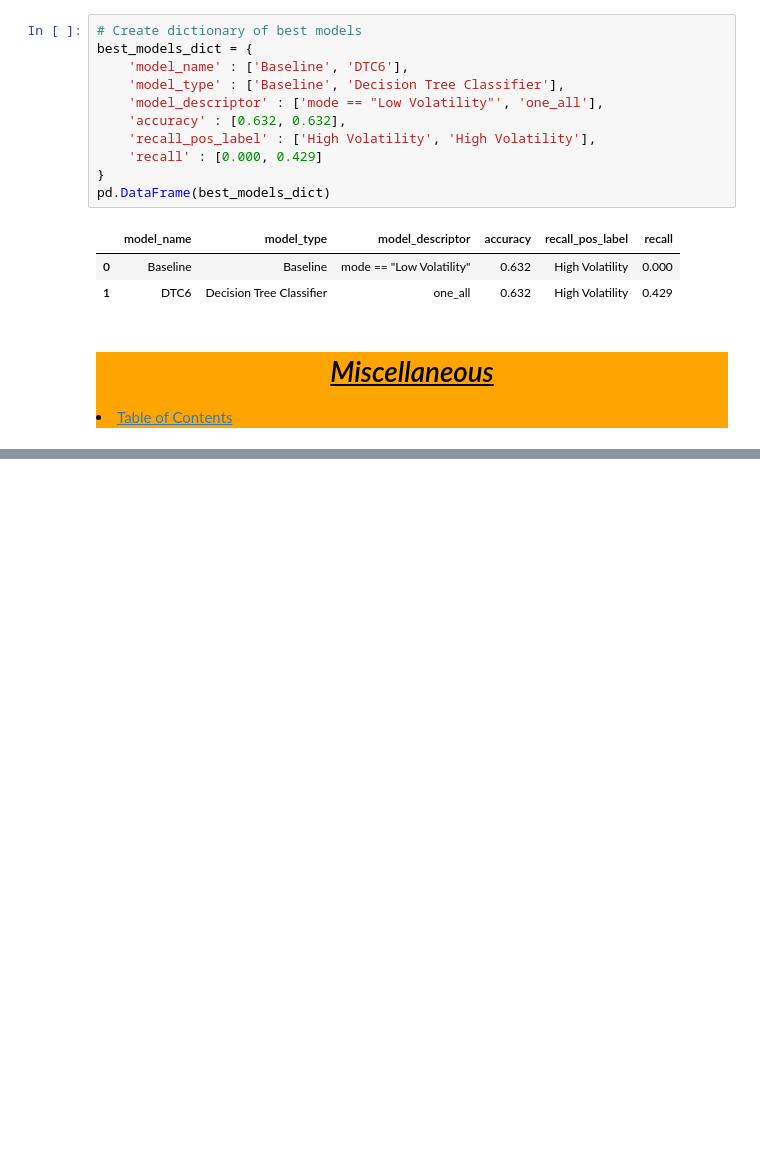
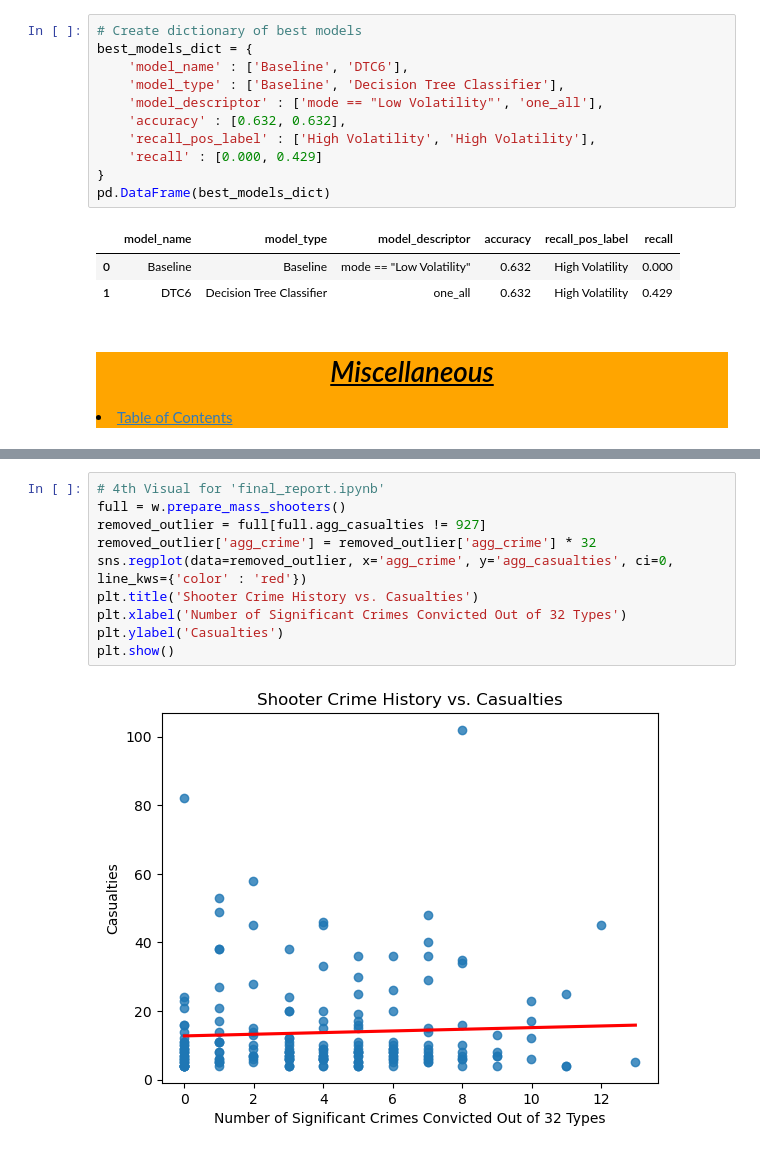
Before and after one commit to Jared-Wood135/mass-shooters-project, a Jupyter notebook: model.ipynb, the cells around one changed output, grey strips where cells are left out. Saved outputs shown, nothing was run; the diff lists cells and outputs as text; blank space fills up the shorter version.

```diff
--- a/model.ipynb
+++ b/model.ipynb
@@ -399,0 +411,12 @@ pd.DataFrame(best_models_dict)
+# %%
+# 4th Visual for 'final_report.ipynb'
+full = w.prepare_mass_shooters()
+removed_outlier = full[full.agg_casualties != 927]
+removed_outlier['agg_crime'] = removed_outlier['agg_crime'] * 32
+sns.regplot(data=removed_outlier, x='agg_crime', y='agg_casualties', ci=0, line_kws={'color' : 'red'})
+plt.title('Shooter Crime History vs. Casualties')
+plt.xlabel('Number of Significant Crimes Convicted Out of 32 Types')
+plt.ylabel('Casualties')
+plt.show()
+# %% [output]
+[figure, added]
```
Also changed, not shown: parts of 7 cells of this notebook.
